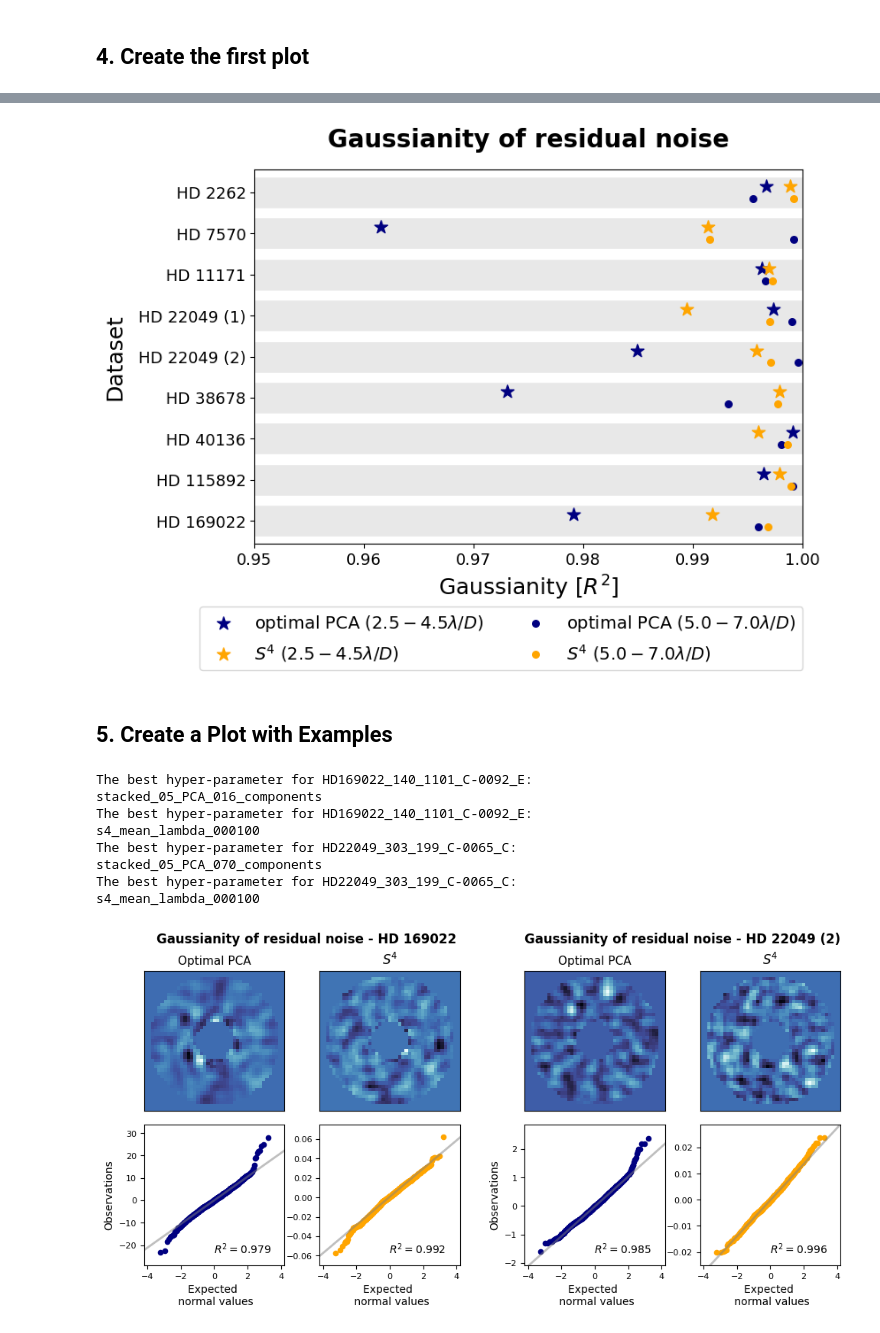
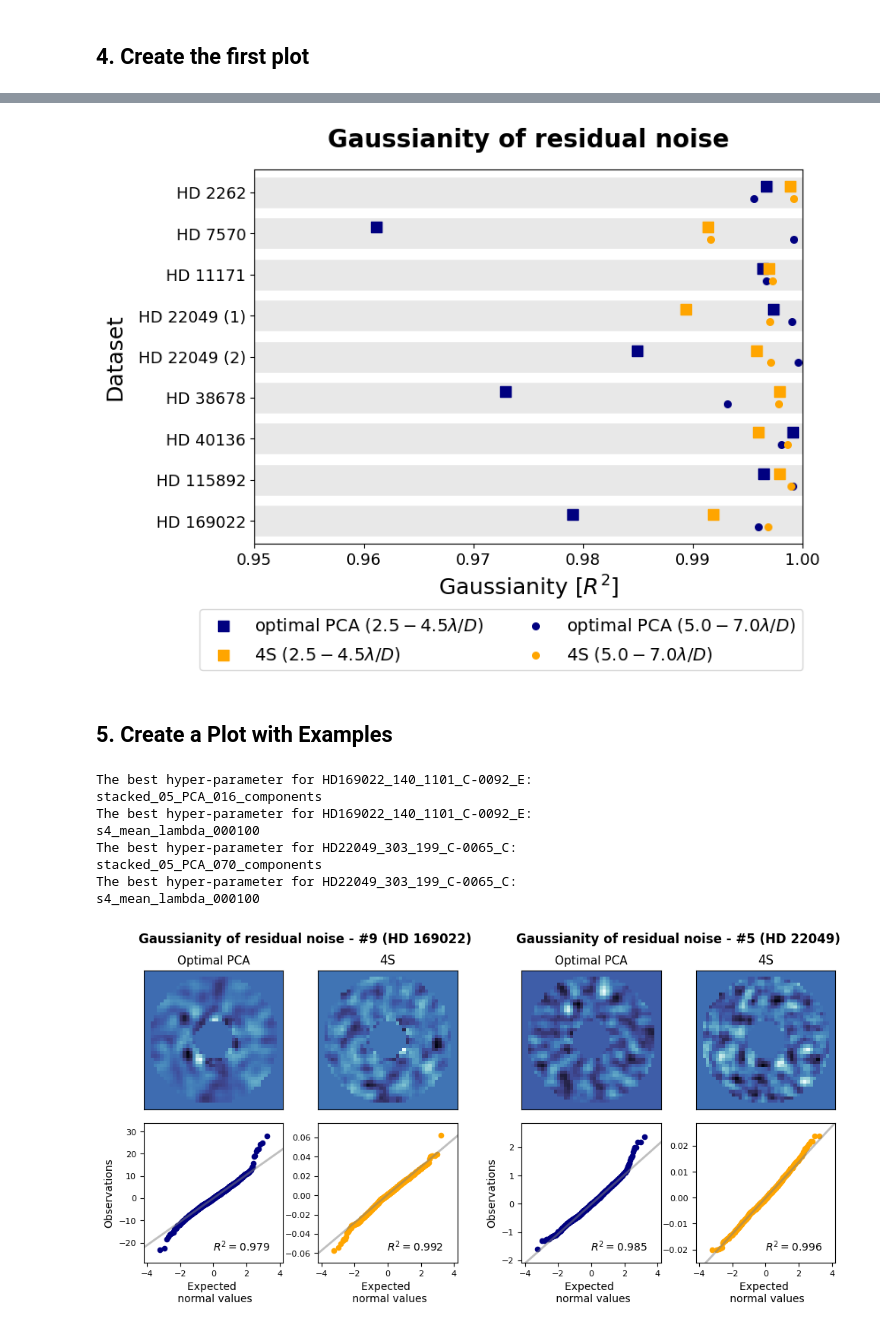
Before and after one commit to markusbonse/fours, a Jupyter notebook: docs/source/04_use_the_fours/paper_experiments/0a_residual_noise_distributions.ipynb, the cells around one changed output, grey strips where cells are left out. Cells and saved outputs as stored; diff of their text form; code cells hidden in the pictures.

```diff
--- a/docs/source/04_use_the_fours/paper_experiments/0a_residual_noise_distributions.ipynb
+++ b/docs/source/04_use_the_fours/paper_experiments/0a_residual_noise_distributions.ipynb
@@ -28,4 +28,4 @@ We need the contrast curves to determine the optimal choice of the method hyper-
 # %%
-root_dir = Path(read_s4hci_root_dir())
+root_dir = Path(read_fours_root_dir())
 fake_planet_experiments_dir = root_dir / Path("70_results/x1_fake_planet_experiments/")
 # %% [output]
@@ -171,12 +171,12 @@ offset = 0.15  # scatter inner and outer points
 # Inner results
 y_values_inner = np.arange(len(datasets))
 axis.scatter(all_results_inner[::-1, 0], y_values_inner + offset,
-             color="navy", marker="*", s=120,
+             color="navy", marker="s", s=80,
              label="optimal PCA ($2.5 - 4.5 \lambda /D$)")
 
 axis.scatter(all_results_inner[::-1, 1], y_values_inner + offset,
-             color="orange", marker="*", s=120,
-             label="$S^4$ ($2.5 - 4.5 \lambda /D$)")
+             color="orange", marker="s", s=80,
+             label="4S ($2.5 - 4.5 \lambda /D$)")
 
 # Outer results
 y_values_outer = np.arange(len(datasets))
@@ -185,7 +185,7 @@ axis.scatter(all_results_outer[::-1, 0], y_values_outer - offset,
              label="optimal PCA ($5.0 - 7.0 \lambda /D$)")
 axis.scatter(all_results_outer[::-1, 1], y_values_outer - offset,
              color="orange", marker=".", s=120,
-             label="$S^4$ ($5.0 - 7.0 \lambda /D$)")
+             label="4S ($5.0 - 7.0 \lambda /D$)")
 
 # Add Labels and titles
 axis.set_xlabel("Gaussianity [$R^2$]", size=18,)
@@ -213,7 +213,7 @@ axis.hlines(np.arange(9), 0.95, 1.0, color="lightgray", alpha=0.5, lw=25, zorder
 fig.patch.set_facecolor('white')
 plt.savefig("./final_plots/0a2_gaussianity_residual_noise.pdf", bbox_inches='tight')
 # %% [output]
-[figure, old version]
+[figure, new version]
 # %% [markdown]
 ## 5. Create a Plot with Examples
 # %%
@@ -305,34 +305,34 @@ def plot_example(basis_in, example_name):
     remove_image_ticks(axis_s4_residual)
 
     axis_pca_residual.set_title("Optimal PCA", fontsize=11)
-    axis_s4_residual.set_title("$S^4$", fontsize=12)
+    axis_s4_residual.set_title("4S", fontsize=12)
 
     return axis_pca_residual, axis_s4_residual
 # %%
 # 1.) Create Plot Layout
 fig = plt.figure(constrained_layout=False, figsize=(12, 5.))
 gs0 = fig.add_gridspec(
     1, 2,
     hspace=0.0,
     wspace=0.15)
 
 pca_ax, s4_ax = plot_example(gs0[0], example_1)
 plot_example(gs0[1], example_2)
 
-text1 = fig.text(0.31, 0.98, 'Gaussianity of residual noise - HD 169022',
+text1 = fig.text(0.31, 0.98, 'Gaussianity of residual noise - #9 (HD 169022)',
          ha='center', va='top', fontsize=12, fontweight="bold")
-text2 = fig.text(0.72, 0.98, 'Gaussianity of residual noise - HD 22049 (2)',
+text2 = fig.text(0.72, 0.98, 'Gaussianity of residual noise - #5 (HD 22049)',
          ha='center', va='top', fontsize=12, fontweight="bold")
 
 fig.patch.set_facecolor('white')
 plt.savefig("./final_plots/0a1_gaussianity_residual_noise.pdf", bbox_inches='tight')
 # %% [output]
 The best hyper-parameter for HD169022_140_1101_C-0092_E:
 stacked_05_PCA_016_components
 The best hyper-parameter for HD169022_140_1101_C-0092_E:
 s4_mean_lambda_000100
 The best hyper-parameter for HD22049_303_199_C-0065_C:
 stacked_05_PCA_070_components
 The best hyper-parameter for HD22049_303_199_C-0065_C:
 s4_mean_lambda_000100
-[figure, old version]
+[figure, new version]
```
Also changed, not shown: parts of 5 cells of this notebook, 18 other files.
